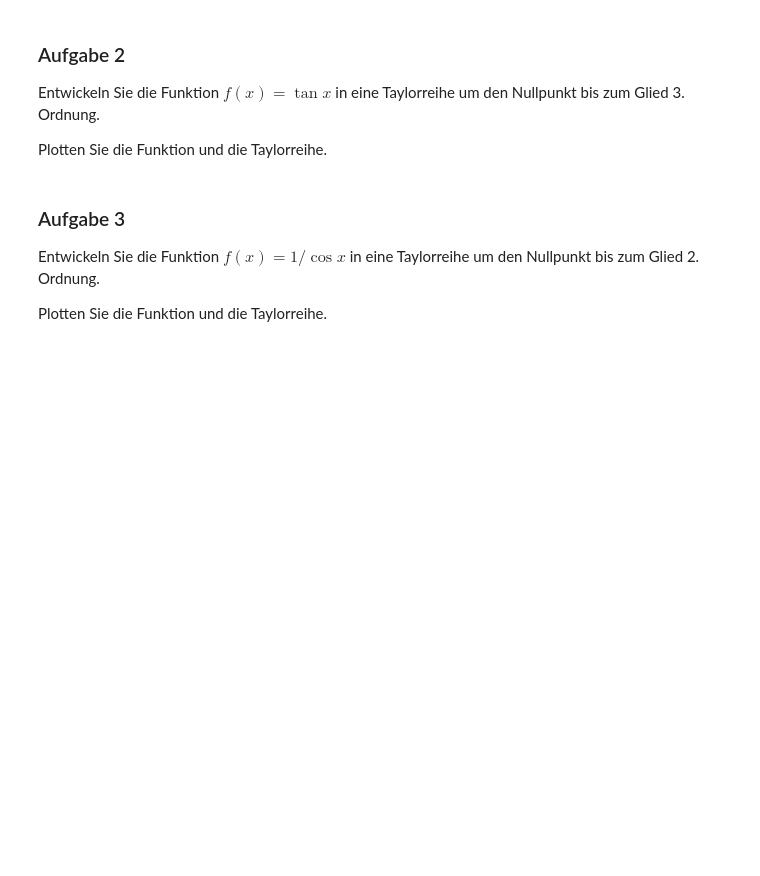
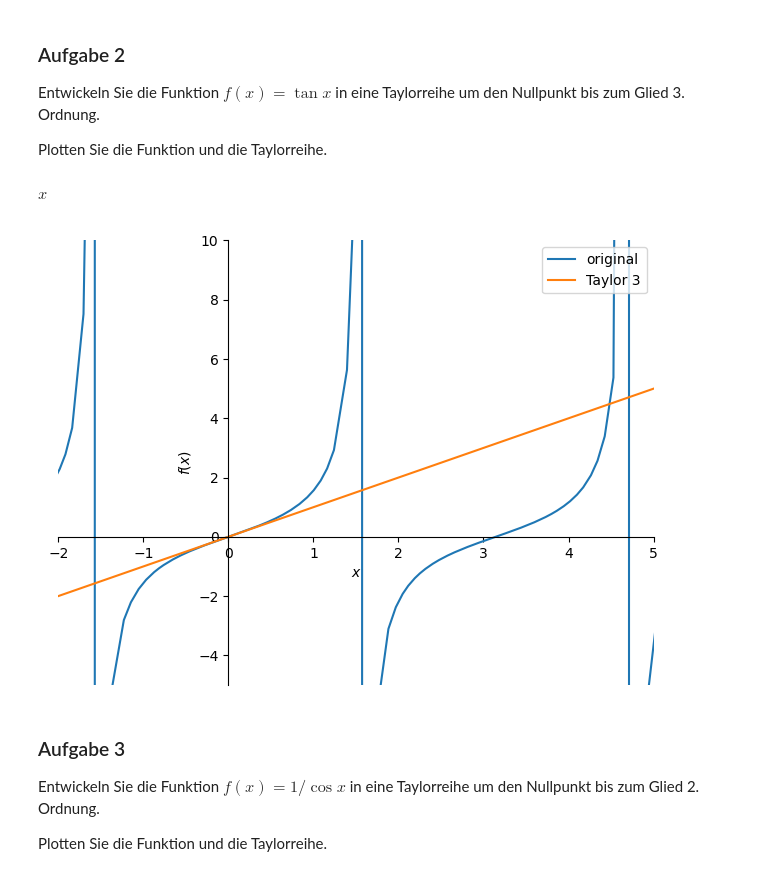
Before and after one commit to maixnor/uniwien, a Jupyter notebook: notebooks/Aufgabenblatt_5 .ipynb, the cells around one changed output. Saved outputs shown, nothing was run; the diff lists cells and outputs as text; code cells hidden in the pictures; blank space fills up the shorter version.

```diff
--- a/notebooks/Aufgabenblatt_5 .ipynb
+++ b/notebooks/Aufgabenblatt_5 .ipynb
@@ -38,6 +38,17 @@ Entwickeln Sie die Funktion $f(x)=\tan{x}$ in eine Taylorreihe
 um den Nullpunkt bis zum Glied 3. Ordnung.
 
 Plotten Sie die Funktion und die Taylorreihe.
+# %%
+f = tan(x)
+s = f.series(x, atan(0), 3).removeO()
+
+s
+# %% [output]
+$\displaystyle x$
+# %%
+plot_functions(f, s, -2, 5, -5, 10, "Taylor 3")
+# %% [output]
+[figure, added]
 # %% [markdown]
 ### Aufgabe 3
 
```
Also changed, not shown: parts of 8 cells of this notebook, 4 other files.
